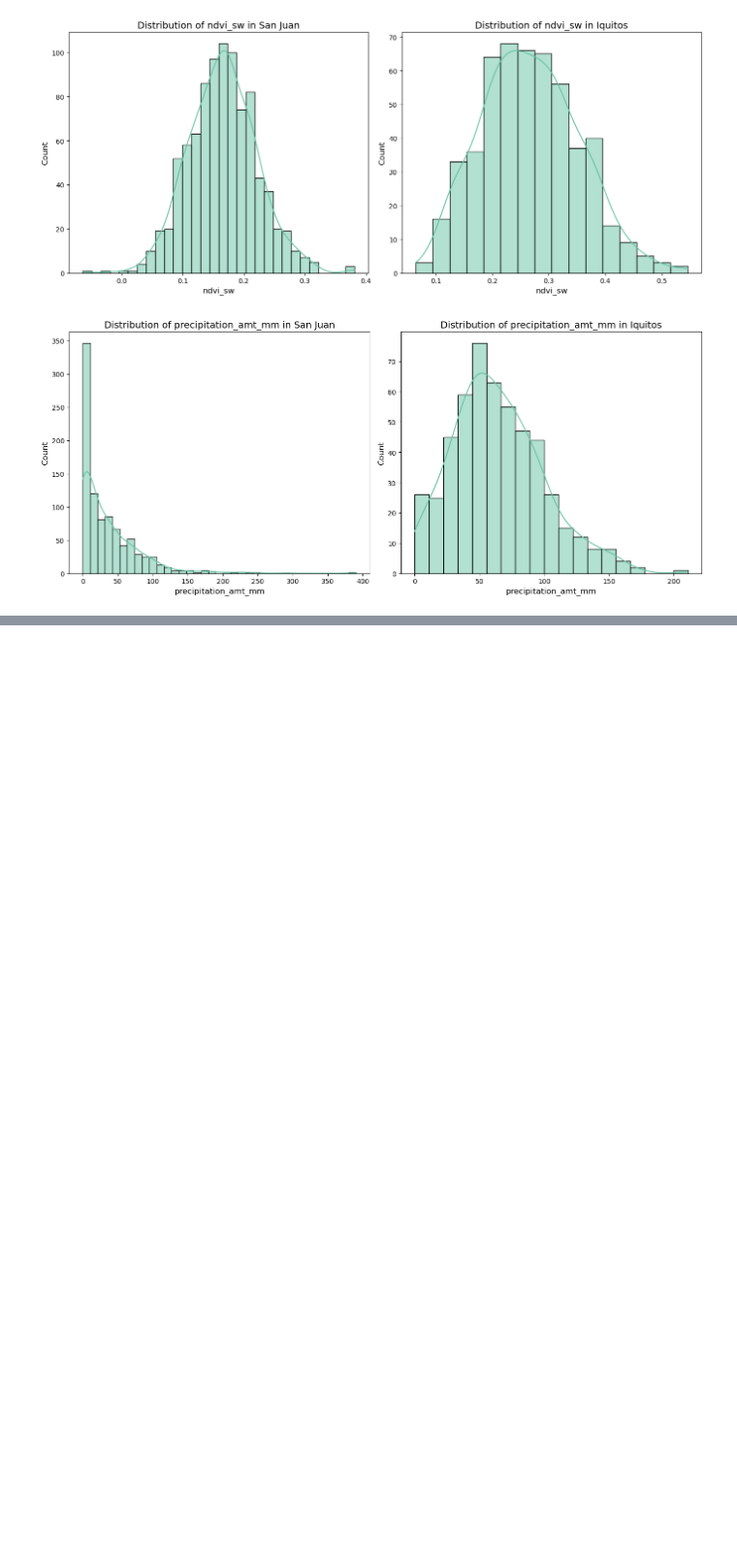
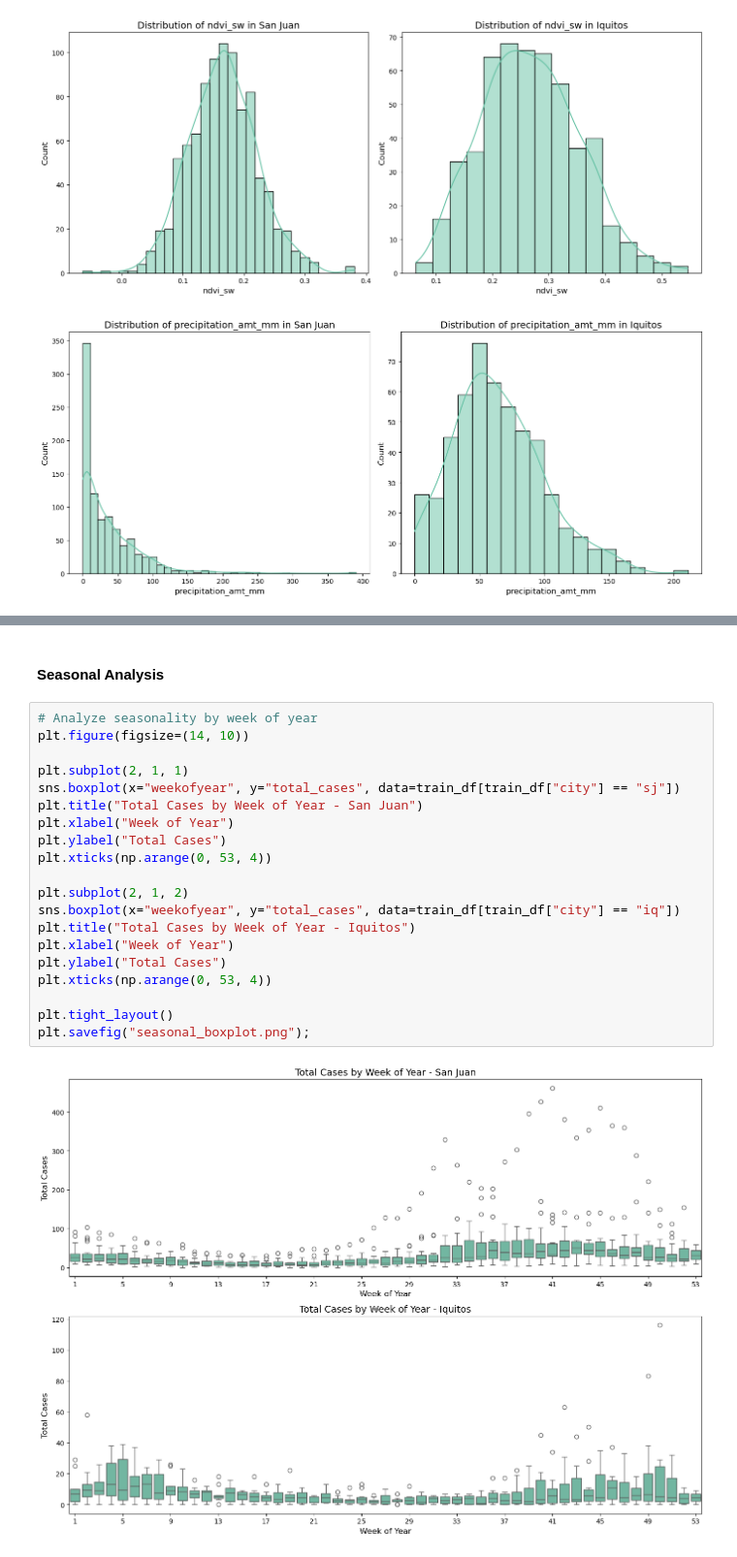
Before and after one commit to KitwanaSh/data_driven_competition, a Jupyter notebook: denai_diseases_spread/den_disease_spread.ipynb, the cells around one changed output, grey strips where cells are left out. Shown at 97% size. Cells and saved outputs as stored; diff of their text form; blank space fills up the shorter version.

```diff
--- a/denai_diseases_spread/den_disease_spread.ipynb
+++ b/denai_diseases_spread/den_disease_spread.ipynb
@@ -397,0 +515,24 @@ for feature in numeric_features[:5]:
+# %% [markdown]
+#### Seasonal Analysis
+# %%
+# Analyze seasonality by week of year
+plt.figure(figsize=(14, 10))
+
+plt.subplot(2, 1, 1)
+sns.boxplot(x="weekofyear", y="total_cases", data=train_df[train_df["city"] == "sj"])
+plt.title("Total Cases by Week of Year - San Juan")
+plt.xlabel("Week of Year")
+plt.ylabel("Total Cases")
+plt.xticks(np.arange(0, 53, 4))
+
+plt.subplot(2, 1, 2)
+sns.boxplot(x="weekofyear", y="total_cases", data=train_df[train_df["city"] == "iq"])
+plt.title("Total Cases by Week of Year - Iquitos")
+plt.xlabel("Week of Year")
+plt.ylabel("Total Cases")
+plt.xticks(np.arange(0, 53, 4))
+
+plt.tight_layout()
+plt.savefig("seasonal_boxplot.png");
+# %% [output]
+[figure, added]
```
Also changed, not shown: parts of 10 cells of this notebook, 10 other files.
